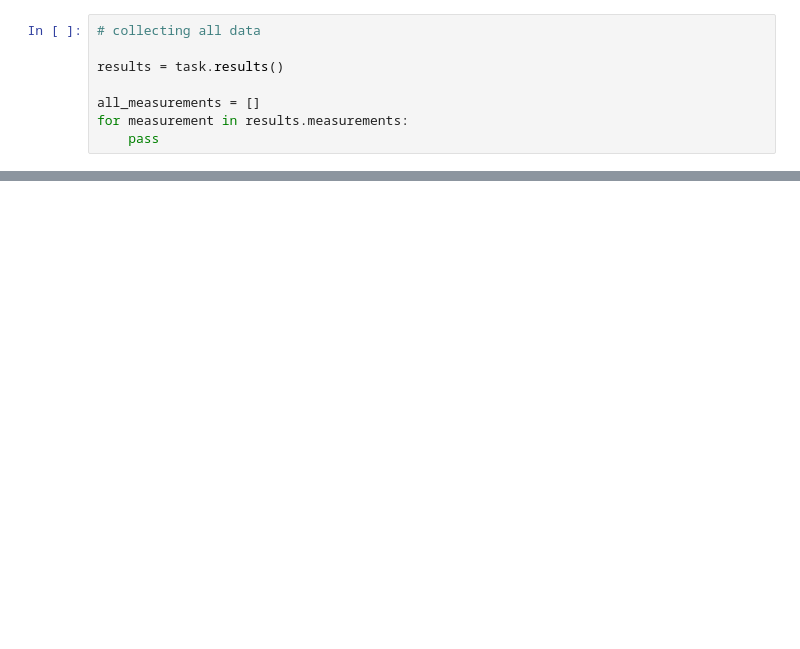
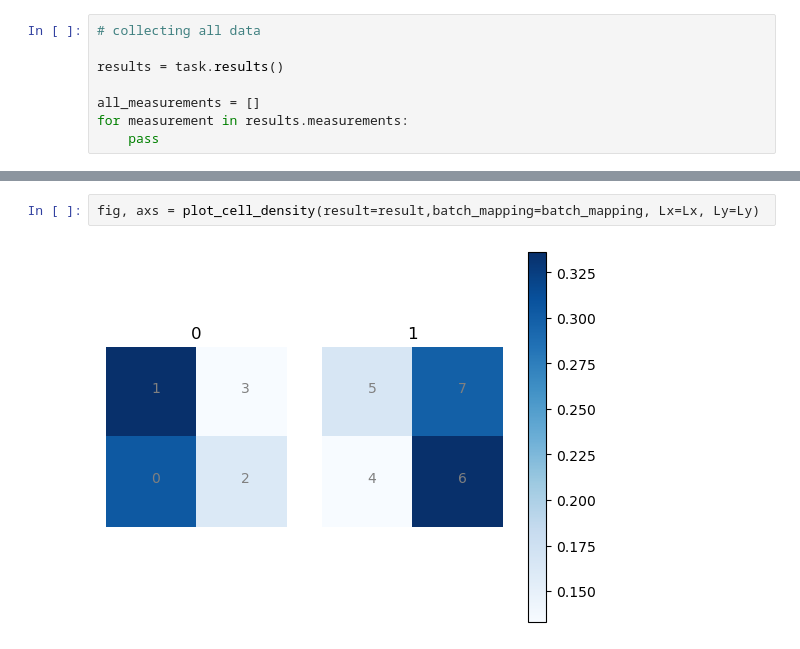
Before and after one commit to weinbe58/amazon-braket-examples, a Jupyter notebook: examples/analog_hamiltonian_simulation/05_2D_Rydberg.ipynb, the cells around one changed output, grey strips where cells are left out. Saved outputs shown, nothing was run; the diff lists cells and outputs as text; blank space fills up the shorter version.

```diff
--- a/examples/analog_hamiltonian_simulation/05_2D_Rydberg.ipynb
+++ b/examples/analog_hamiltonian_simulation/05_2D_Rydberg.ipynb
@@ -139,0 +221,4 @@ for measurement in results.measurements:
+# %%
+fig, axs = plot_cell_density(result=result,batch_mapping=batch_mapping, Lx=Lx, Ly=Ly)
+# %% [output]
+[figure, added]
```
Also changed, not shown: parts of 14 cells of this notebook.
